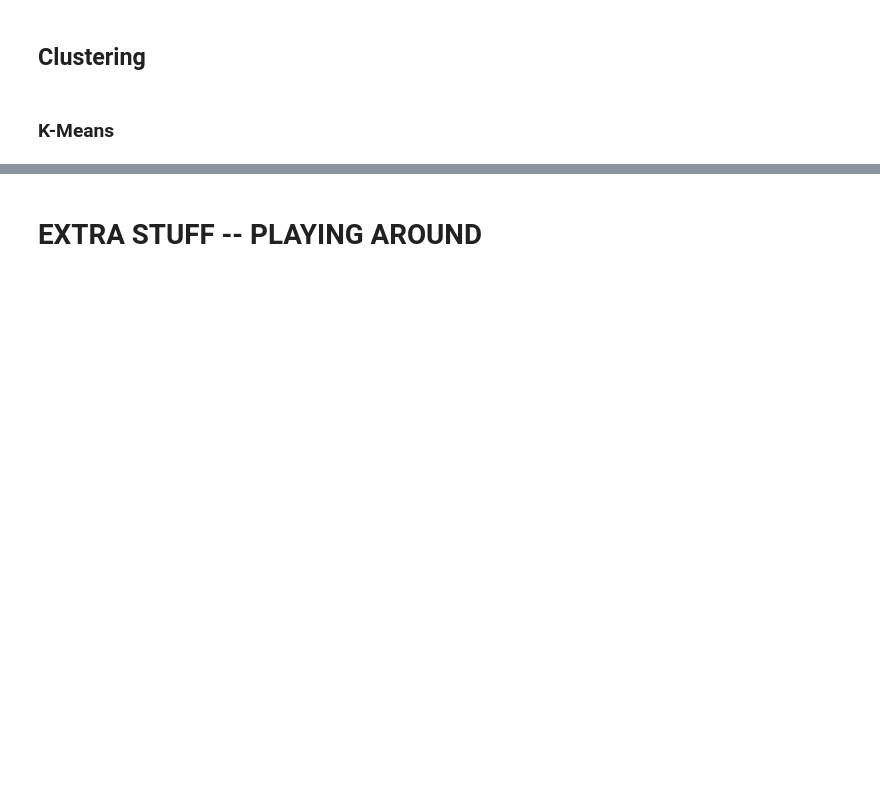
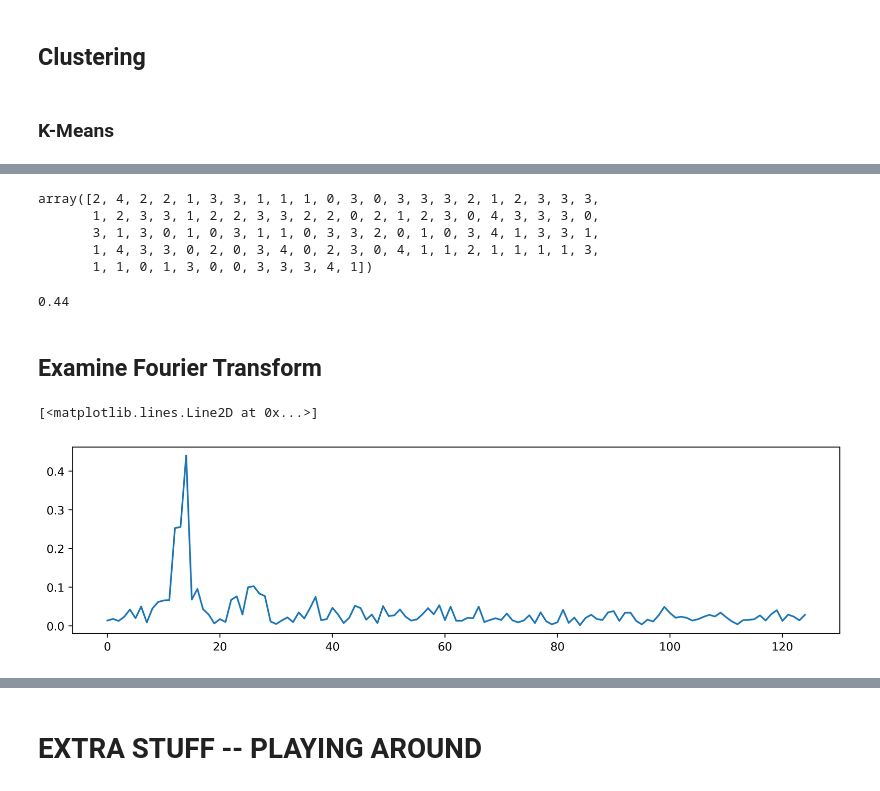
Before and after one commit to paskett/baby-cry-prediction, a Jupyter notebook: Taylor_Working_NB.ipynb, the cells around one changed output, grey strips where cells are left out. Cells and saved outputs as stored; diff of their text form; code cells hidden in the pictures; blank space fills up the shorter version.

Commit message:
Try GMMHMM models and compute some other things

```diff
--- a/Taylor_Working_NB.ipynb
+++ b/Taylor_Working_NB.ipynb
@@ -256,6 +14,23 @@ y, mapping = labels_to_integers(y)
+# %%
+# Get the data.
+X_orig, y_orig = dh.load_data()
+
+# Cut the data to be shorter lengths.
+new_length = 25000
+X_cut, y_cut = dh.cut_data(X_orig, y_orig, new_length)
+
+# Duplicate everything except the hungry data.
+X_dup, y_dup = dh.duplicate_data(X_cut[y_cut != 'hungry'], y_cut[y_cut != 'hungry'])
+
+# Put the data together.
+X = np.vstack([X_dup, X_cut[y_cut == 'hungry'][:100]])
+y = np.hstack([y_dup, y_cut[y_cut == 'hungry'][:100]])
+
+# Make y be integer-valued.
+y, mapping = dh.labels_to_integers(y)
 # %%
-# Get the data in frequency space
-Xf, freqs = get_fft(X)
+# Try Fourier transform?
+Xf, freqs = dh.get_fft(X)
 # %%
 print(X.shape)
 print(y.shape)
@@ -267,3 +40,8 @@ print(Xf.shape)
+# %%
+# Train-test Split for all subsequent methods.
+X_train, X_test, y_train, y_test, Xf_train, Xf_test= train_test_split(
+   X, y, Xf, test_size=0.25, random_state=42
+)
 # %% [markdown]
 # Try some ML methods
 # %%
@@ -272,9 +49,6 @@ from sklearn.discriminant_analysis import QuadraticDiscriminantAnalysis, LinearD
 from sklearn.linear_model import LinearRegression
 from sklearn.mixture import GaussianMixture
 from sklearn.cluster import KMeans
-# %%
-Xf_train, Xf_test, X_train, X_test, y_train, y_test = train_test_split(
-    Xf, X, y, test_size=0.33, random_state=42)
 # %% [markdown]
 ## Regression
 # %% [markdown]
@@ -360,0 +242,20 @@ array([2, 4, 3, 4, 3, 3, 2, 3, 3, 4, 0, 3, 3, 2, 3, 2, 3, 4, 3, 3, 1, 4,
+# %%
+preds = gmmhmm_predict(gmmhmm_models, Xmfcc_test)
+preds
+# %% [output]
+array([2, 4, 2, 2, 1, 3, 3, 1, 1, 1, 0, 3, 0, 3, 3, 3, 2, 1, 2, 3, 3, 3,
+       1, 2, 3, 3, 1, 2, 2, 3, 3, 2, 2, 0, 2, 1, 2, 3, 0, 4, 3, 3, 3, 0,
+       3, 1, 3, 0, 1, 0, 3, 1, 1, 0, 3, 3, 2, 0, 1, 0, 3, 4, 1, 3, 3, 1,
+       1, 4, 3, 3, 0, 2, 0, 3, 4, 0, 2, 3, 0, 4, 1, 1, 2, 1, 1, 1, 1, 3,
+       1, 1, 0, 1, 3, 0, 0, 3, 3, 3, 4, 1])
+# %%
+np.mean(preds == y_test)
+# %% [output]
+0.44
+# %% [markdown]
+## Examine Fourier Transform
+# %%
+plt.plot(Xf_train[0])
+# %% [output]
+[<matplotlib.lines.Line2D at 0x...>]
+[figure, added]
```
Also changed, not shown: parts of 41 cells of this notebook, 1 other file.
